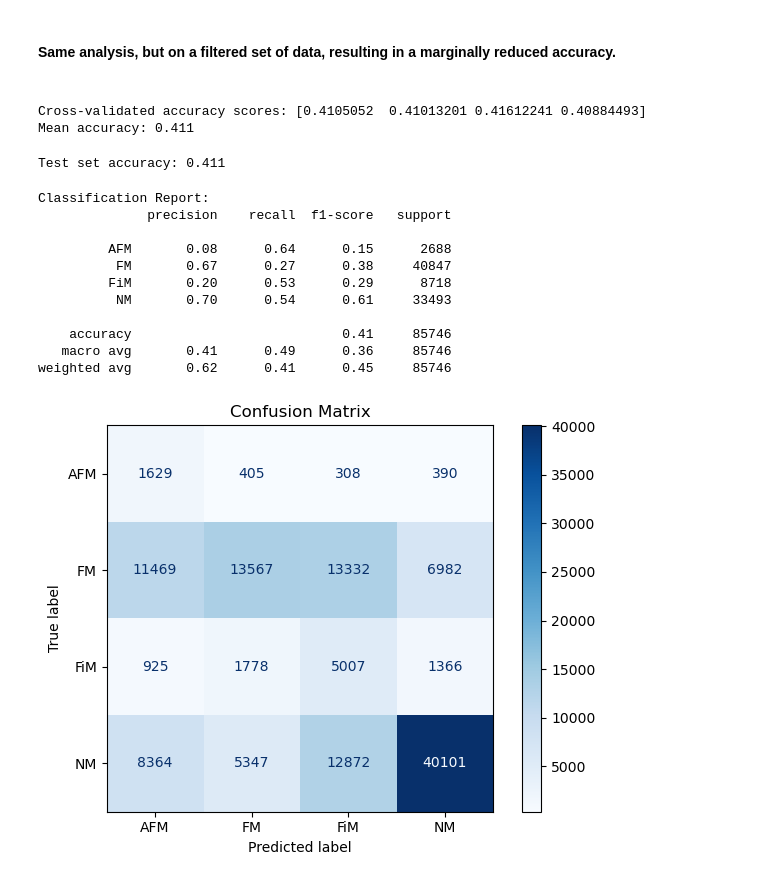
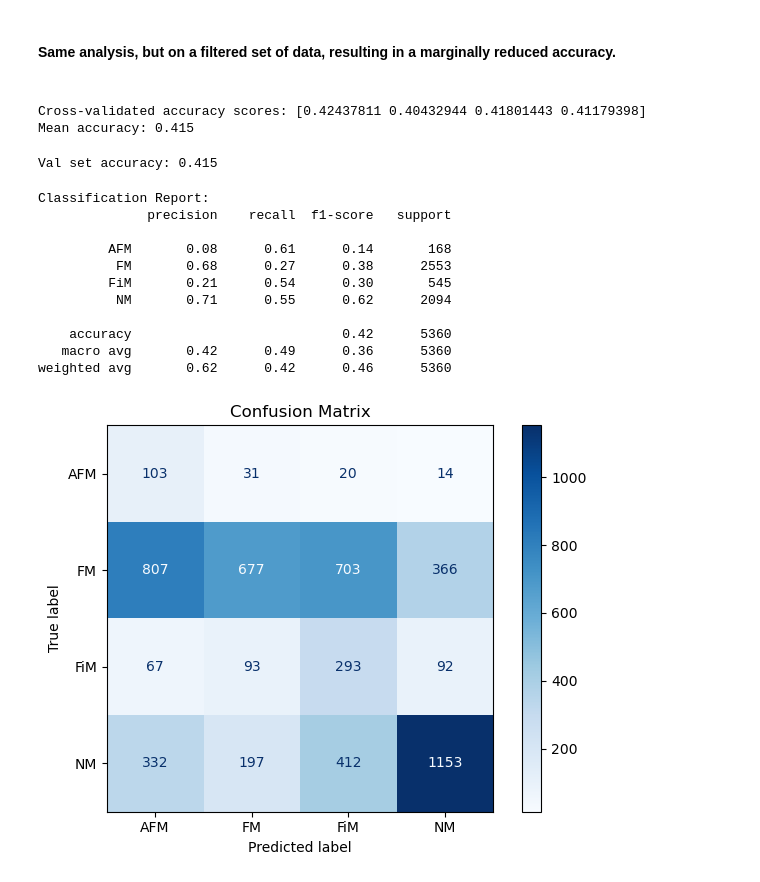
Before and after one commit to AhmedFahmy177/MachineLearningMagneticOrderClassification, a Jupyter notebook: ML Models/Logistic Regression/log_regression_1mag_element.ipynb, the cells around one changed output. Cells and saved outputs as stored; diff of their text form; code cells hidden in the pictures.

```diff
--- a/ML Models/Logistic Regression/log_regression_1mag_element.ipynb
+++ b/ML Models/Logistic Regression/log_regression_1mag_element.ipynb
@@ -25,59 +28,60 @@ y2 = df2['ordering']
 # Convert categorical features to numeric using one-hot encoding
 X2_encoded = pd.get_dummies(X2)
 
-X2_train, X2_test, y2_train, y2_test = train_test_split(X2_encoded, y2, test_size=0.2, random_state=42, stratify=y2)
+X2_train, X2_temp, y2_train, y2_temp = train_test_split(X2_encoded, y2, test_size=0.2, random_state=42, stratify=y2)
+X2_train, X2_val, y2_train, y2_val = train_test_split(X2_temp, y2_temp, test_size=0.25, stratify=y2_temp, random_state=42)
 
 imputer = SimpleImputer(strategy='mean')
 X2_train_imputed = imputer.fit_transform(X2_train)
-X2_test_imputed = imputer.transform(X2_test)
+X2_val_imputed = imputer.transform(X2_val)
 
 # Standardize features
 scaler = StandardScaler()
 X2_train_scaled = scaler.fit_transform(X2_train_imputed)
-X2_test_scaled = scaler.transform(X2_test_imputed)
+X2_val_scaled = scaler.transform(X2_val_imputed)
 
 
 # Logistic regression with 4-fold cross-validation
-clf2 = LogisticRegression(multi_class='multinomial', solver='lbfgs', max_iter=1000, class_weight='balanced', random_state=42)
+clf2 = LogisticRegression(solver='lbfgs', max_iter=1000, class_weight='balanced', random_state=42)
 scores = cross_val_score(clf2, X2_train_scaled, y2_train, cv=4, scoring='accuracy')
 
 print(f"Cross-validated accuracy scores: {scores}")
 print(f"Mean accuracy: {scores.mean():.3f}")
 # %% [output]
-Cross-validated accuracy scores: [0.4105052  0.41013201 0.41612241 0.40884493]
-Mean accuracy: 0.411
+Cross-validated accuracy scores: [0.42437811 0.40432944 0.41801443 0.41179398]
+Mean accuracy: 0.415
 # %%
 # Fit on full training set and evaluate on validation set
 clf2.fit(X2_train_scaled, y2_train)
-test_accuracy = clf2.score(X2_train_scaled, y2_train)
-print(f"Test set accuracy: {test_accuracy:.3f}")
+val_accuracy = clf2.score(X2_val_scaled, y2_val)
+print(f"Val set accuracy: {val_accuracy:.3f}")
 # %% [output]
-Test set accuracy: 0.411
+Val set accuracy: 0.415
 # %%
-# Predict on the test set
-y2_pred = clf2.predict(X2_train_scaled)
+# Predict on the val set
+y2_pred = clf2.predict(X2_val_scaled)
 print("Classification Report:")
-print(classification_report(y2_train, y2_pred, target_names=clf2.classes_))
+print(classification_report(y2_val, y2_pred, target_names=clf2.classes_))
 
 # Create confusion matrix
-cm = confusion_matrix(y_train, y_pred, labels=clf2.classes_)
+cm = confusion_matrix(y2_val, y2_pred, labels=clf2.classes_)
 
 # Display confusion matrix
 disp = ConfusionMatrixDisplay(confusion_matrix=cm, display_labels=clf2.classes_)
 disp.plot(cmap="Blues", values_format="d")
 plt.title("Confusion Matrix")
 plt.tight_layout()
 plt.show()
 # %% [output]
 Classification Report:
               precision    recall  f1-score   support
 
-         AFM       0.08      0.64      0.15      2688
-          FM       0.67      0.27      0.38     40847
-         FiM       0.20      0.53      0.29      8718
-          NM       0.70      0.54      0.61     33493
+         AFM       0.08      0.61      0.14       168
+          FM       0.68      0.27      0.38      2553
+         FiM       0.21      0.54      0.30       545
+          NM       0.71      0.55      0.62      2094
 
-    accuracy                           0.41     85746
-   macro avg       0.41      0.49      0.36     85746
-weighted avg       0.62      0.41      0.45     85746
+    accuracy                           0.42      5360
+   macro avg       0.42      0.49      0.36      5360
+weighted avg       0.62      0.42      0.46      5360
-[figure, old version]
+[figure, new version]
```
Also changed, not shown: parts of 1 cell of this notebook, 3 other files.
